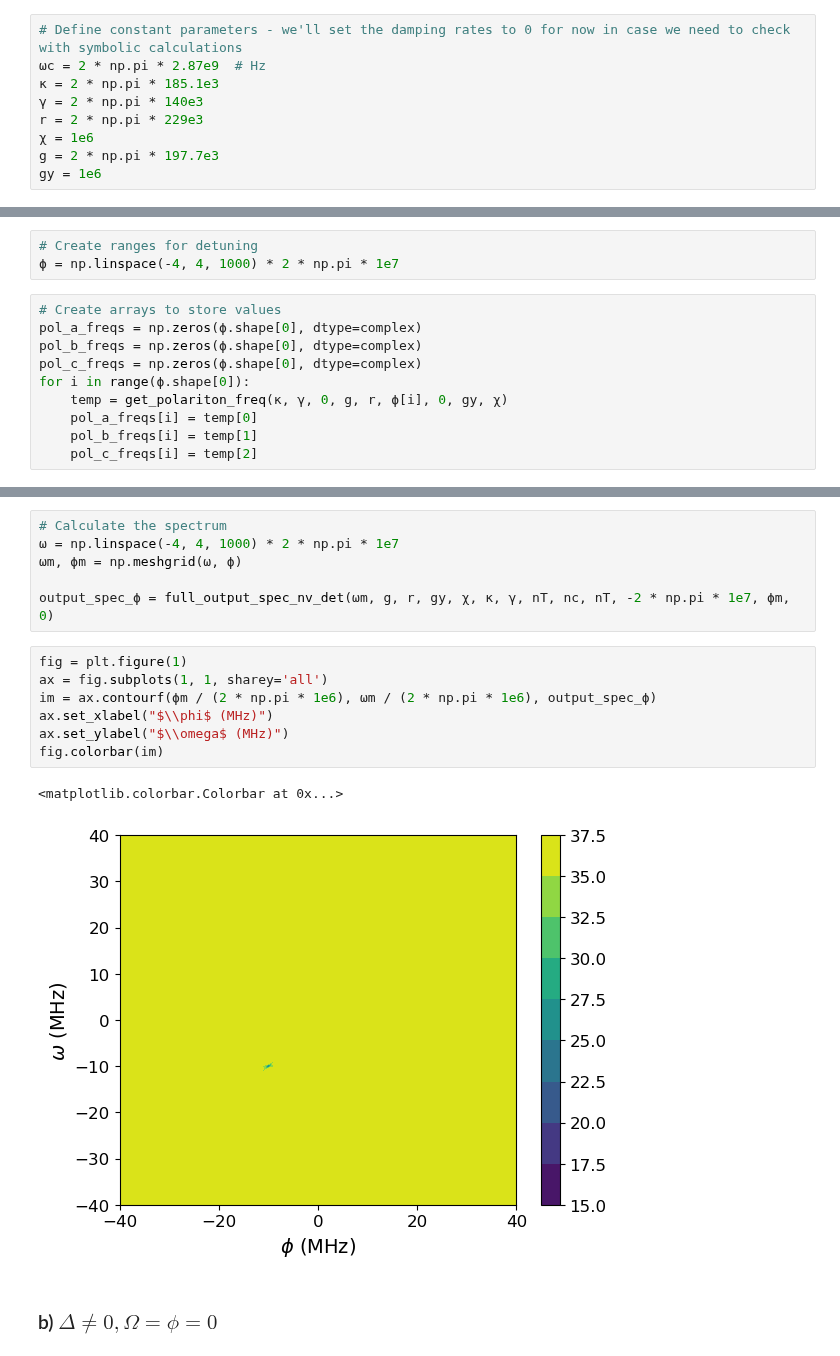
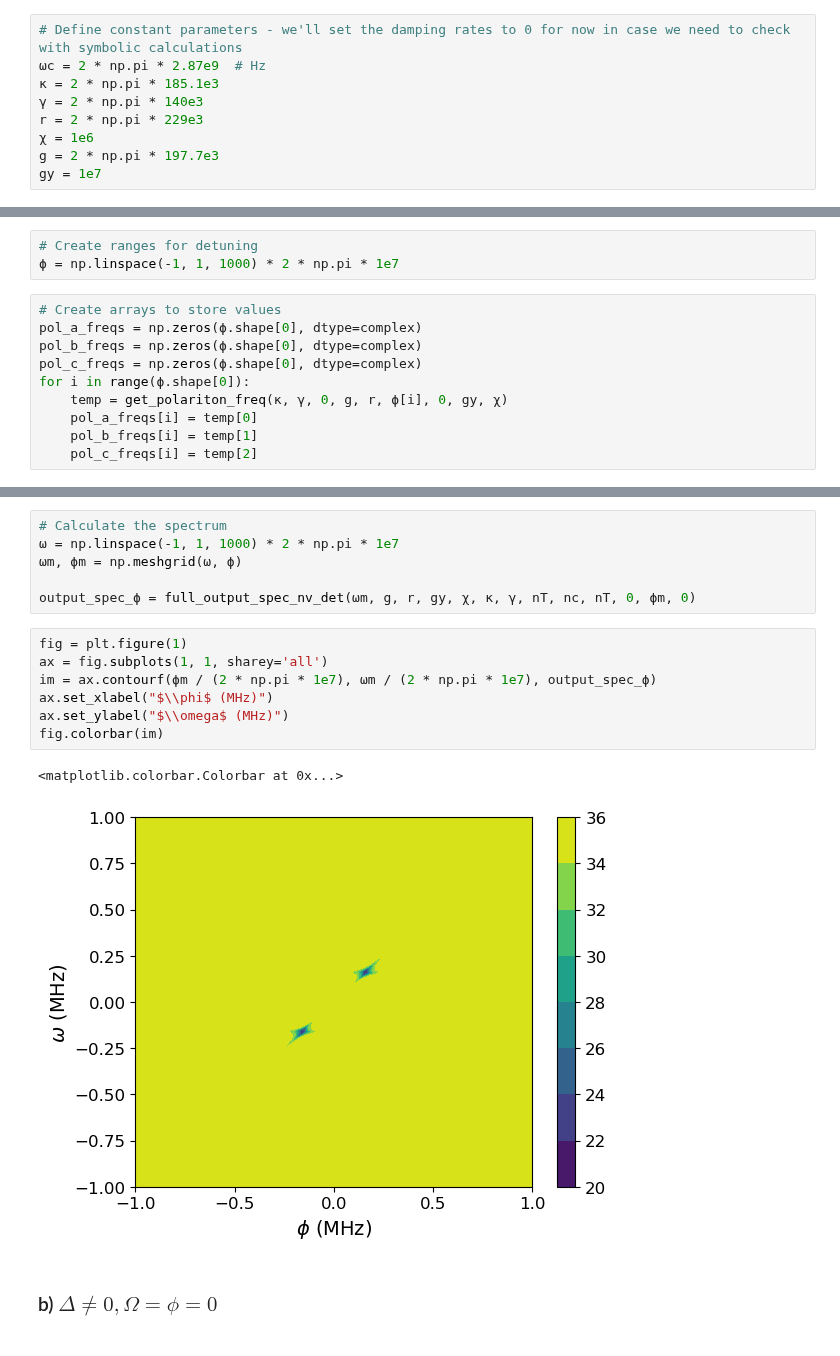
Before and after one commit to jleamer/mode_cooling, a Jupyter notebook: tripartite_cooling.ipynb, the cells around one changed output, grey strips where cells are left out. Saved outputs shown, nothing was run; the diff lists cells and outputs as text.

```diff
--- a/tripartite_cooling.ipynb
+++ b/tripartite_cooling.ipynb
@@ -172,7 +175,7 @@ def full_output_spec_nv_det(ω, g, r, gy, χ, κ, γ, nT, nc, ny, Δ, ϕ, Ω):
 r = 2 * np.pi * 229e3
 χ = 1e6
 g = 2 * np.pi * 197.7e3
-gy = 1e6
+gy = 1e7
 # %%
 # Define parameters for calculating the output spectrum of the cavity
 T = 5
@@ -183,7 +186,7 @@ nT = photons_from_temp(ωc, T)
 ### a) $\phi \neq 0$, $\Delta = \Omega = 0$
 # %%
 # Create ranges for detuning
-ϕ = np.linspace(-4, 4, 1000) * 2 * np.pi * 1e7
+ϕ = np.linspace(-1, 1, 1000) * 2 * np.pi * 1e7
 # %%
 # Create arrays to store values
 pol_a_freqs = np.zeros(ϕ.shape[0], dtype=complex)
@@ -214,19 +217,19 @@ Text(0.5, 0, '$\\phi$ (MHz)')
 # %%
 # Calculate the spectrum
-ω = np.linspace(-4, 4, 1000) * 2 * np.pi * 1e7
+ω = np.linspace(-1, 1, 1000) * 2 * np.pi * 1e7
 ωm, ϕm = np.meshgrid(ω, ϕ)
 
-output_spec_ϕ = full_output_spec_nv_det(ωm, g, r, gy, χ, κ, γ, nT, nc, nT, -2 * np.pi * 1e7, ϕm, 0)
+output_spec_ϕ = full_output_spec_nv_det(ωm, g, r, gy, χ, κ, γ, nT, nc, nT, 0, ϕm, 0)
 # %%
 fig = plt.figure(1)
 ax = fig.subplots(1, 1, sharey='all')
-im = ax.contourf(ϕm / (2 * np.pi * 1e6), ωm / (2 * np.pi * 1e6), output_spec_ϕ)
+im = ax.contourf(ϕm / (2 * np.pi * 1e7), ωm / (2 * np.pi * 1e7), output_spec_ϕ)
 ax.set_xlabel("$\\phi$ (MHz)")
 ax.set_ylabel("$\\omega$ (MHz)")
 fig.colorbar(im)
 # %% [output]
 <matplotlib.colorbar.Colorbar at 0x...>
-[figure, old version]
+[figure, new version]
 # %% [markdown]
 ### b) $\Delta \neq 0, \Omega = \phi = 0$
 # %%
```
Also changed, not shown: parts of 13 cells of this notebook, 1 other file.
